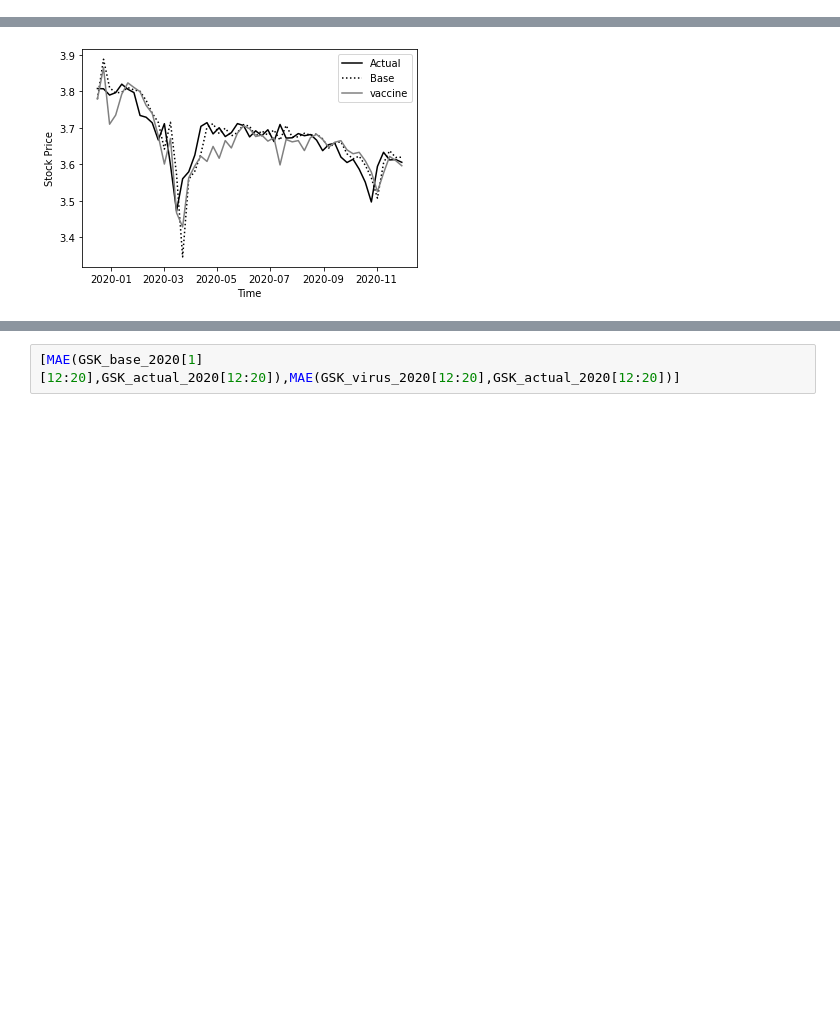
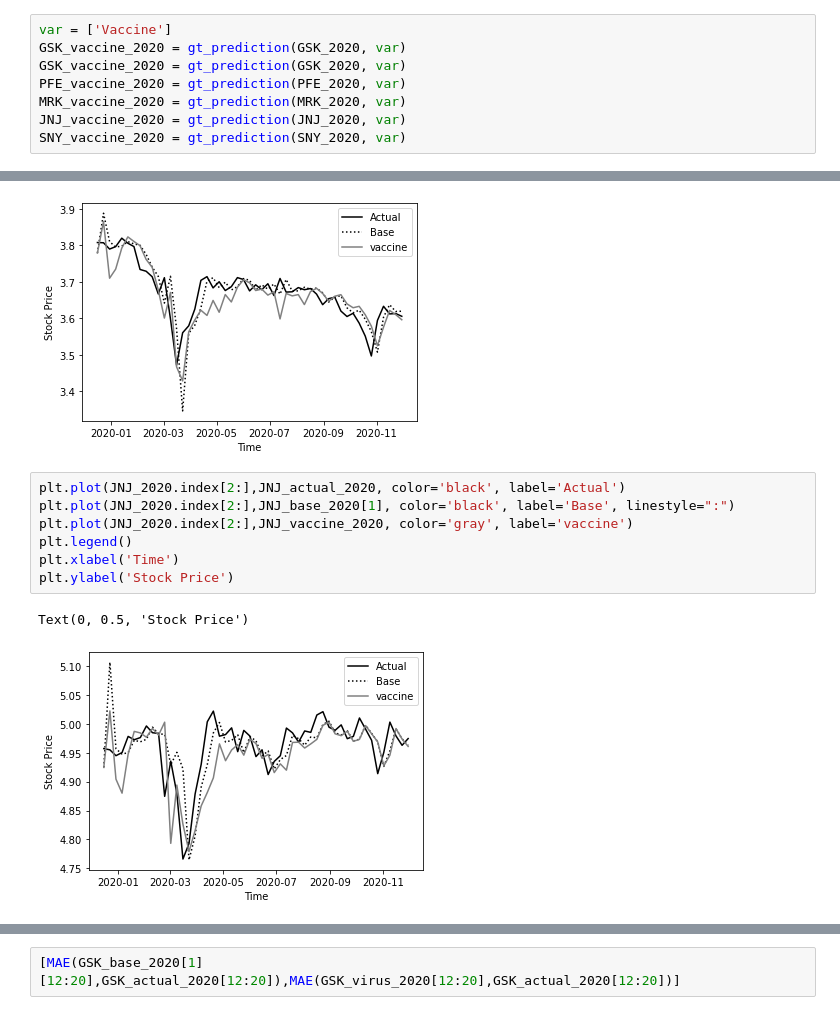
Before and after one commit to epfl-ada/ada-2020-project-milestone-p3-p3_illusions, a Jupyter notebook: extension.ipynb, the cells around one changed output, grey strips where cells are left out. Saved outputs shown, nothing was run; the diff lists cells and outputs as text; blank space fills up the shorter version.

```diff
--- a/extension.ipynb
+++ b/extension.ipynb
@@ -248,0 +266,8 @@ MAE_GSK_virus_2020
+# %%
+var = ['Vaccine']
+GSK_vaccine_2020 = gt_prediction(GSK_2020, var)
+GSK_vaccine_2020 = gt_prediction(GSK_2020, var)
+PFE_vaccine_2020 = gt_prediction(PFE_2020, var)
+MRK_vaccine_2020 = gt_prediction(MRK_2020, var)
+JNJ_vaccine_2020 = gt_prediction(JNJ_2020, var)
+SNY_vaccine_2020 = gt_prediction(SNY_2020, var)
@@ -266,3 +314,13 @@ plt.ylabel('Stock Price')
 # %% [output]
 Text(0, 0.5, 'Stock Price')
 [figure]
+# %%
+plt.plot(JNJ_2020.index[2:],JNJ_actual_2020, color='black', label='Actual')
+plt.plot(JNJ_2020.index[2:],JNJ_base_2020[1], color='black', label='Base', linestyle=":")
+plt.plot(JNJ_2020.index[2:],JNJ_vaccine_2020, color='gray', label='vaccine')
+plt.legend()
+plt.xlabel('Time')
+plt.ylabel('Stock Price')
+# %% [output]
+Text(0, 0.5, 'Stock Price')
+[figure, added]
```
Also changed, not shown: parts of 23 cells of this notebook, 4 other files.
